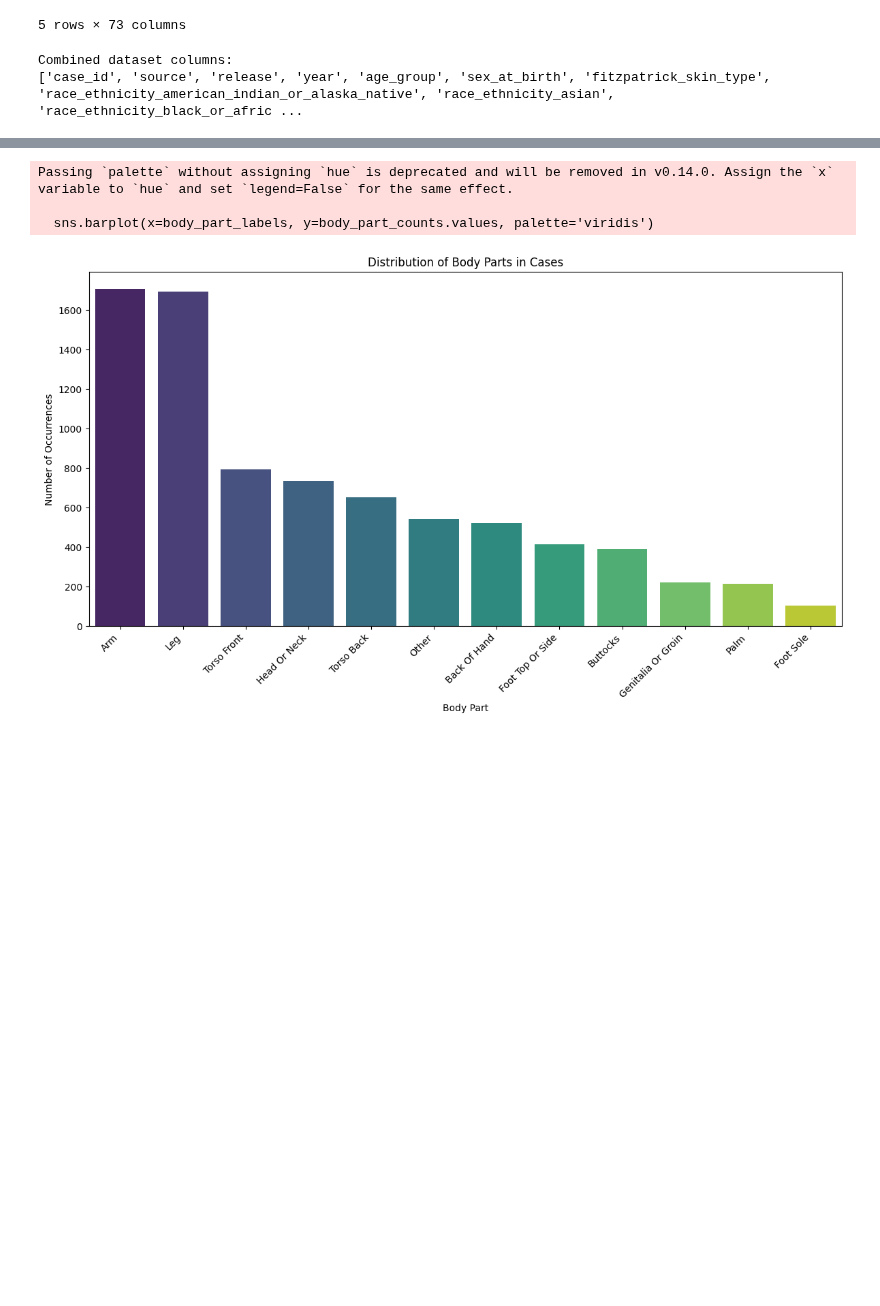
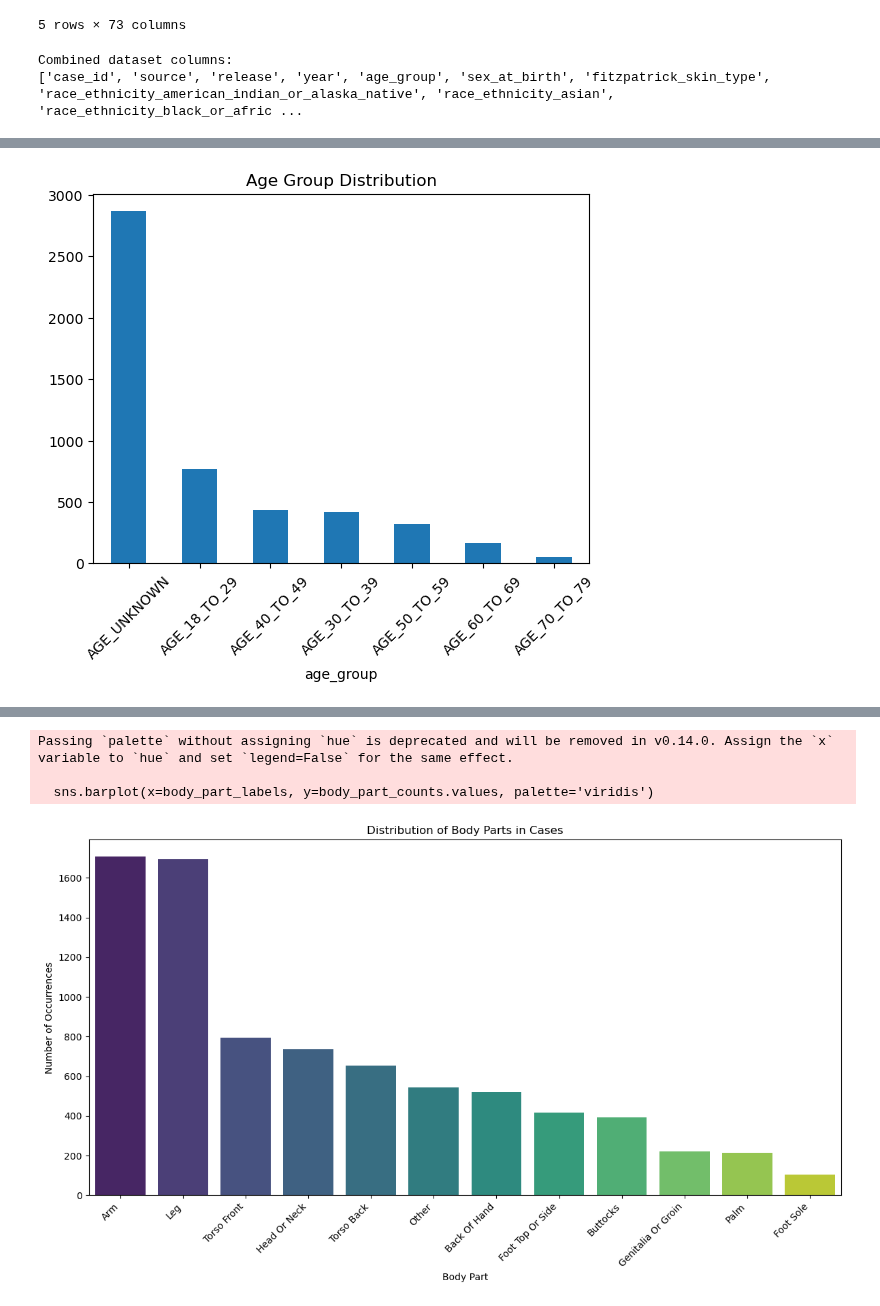
Before and after one commit to wildg/Scin-Data-Modeling, a Jupyter notebook: EDA.ipynb, the cells around one changed output, grey strips where cells are left out. Cells and saved outputs as stored; diff of their text form; code cells hidden in the pictures; blank space fills up the shorter version.

```diff
--- a/EDA.ipynb
+++ b/EDA.ipynb
@@ -170,0 +188,7 @@ Index(['case_id', 'source', 'release', 'year', 'age_group', 'sex_at_birth',
+# %%
+df['age_group'].value_counts().plot(kind='bar')
+plt.title('Age Group Distribution')
+plt.xticks(rotation=45)
+plt.show()
+# %% [output]
+[figure, added]
```
Also changed, not shown: parts of 50 cells of this notebook, 1 other file.
